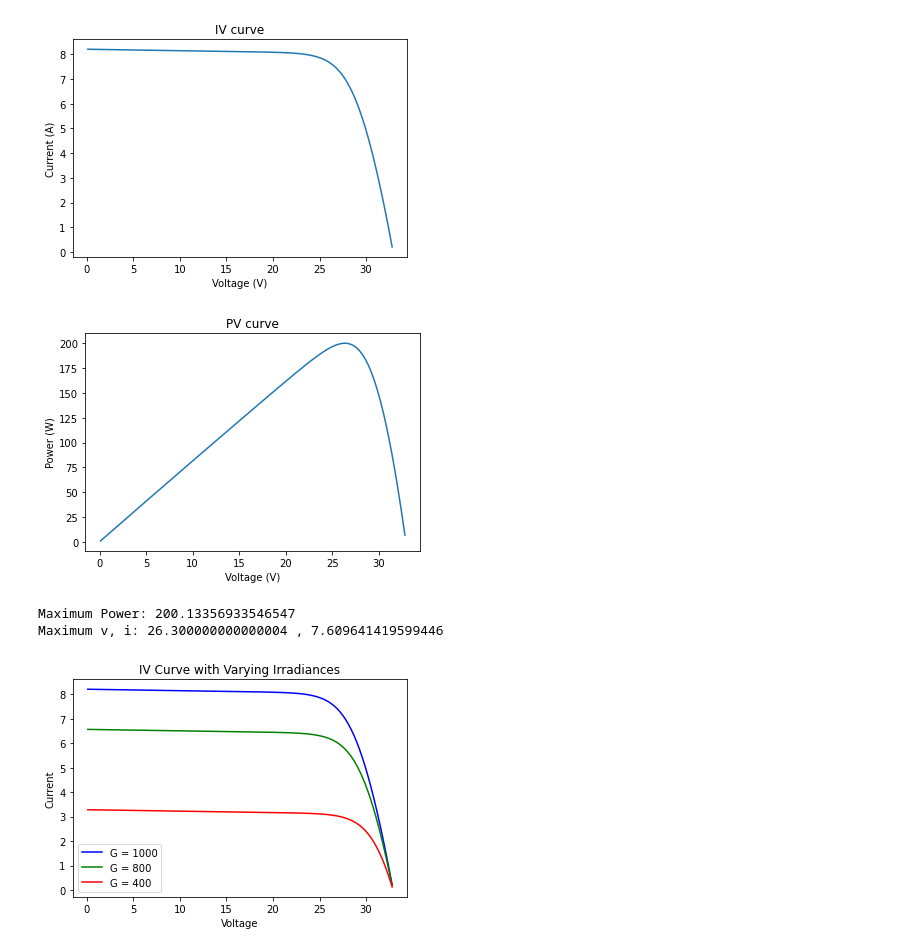
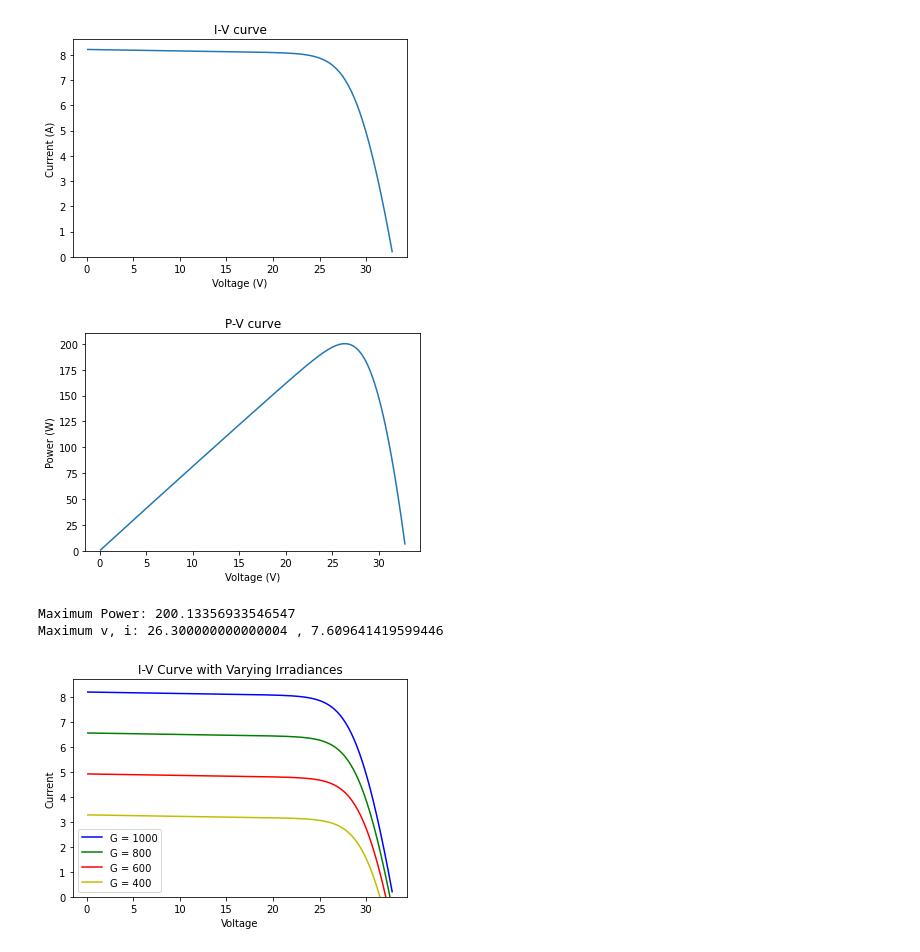
Before and after one commit to margot03/InSIGHT, a Jupyter notebook: Demo.ipynb, the cells around one changed output. Saved outputs shown, nothing was run; the diff lists cells and outputs as text; code cells hidden in the pictures.

```diff
--- a/Demo.ipynb
+++ b/Demo.ipynb
@@ -35,36 +35,40 @@ Rs, Rp, a = pv_mod.find_resistors()
 v, i, P = pv_mod.calculate_power(Rs, Rp, a)
 
 # plot IV and PV curves
-pv_mod._plot(v, i, 'Voltage (V)', 'Current (A)', 'IV curve')
-pv_mod._plot(v, P, 'Voltage (V)', 'Power (W)', 'PV curve')
+pv_mod._plot(v, i, 'Voltage (V)', 'Current (A)', 'I-V curve')
+pv_mod._plot(v, P, 'Voltage (V)', 'Power (W)', 'P-V curve')
 
 # find maximum power point
 P_max = np.argmax(P)
 print('Maximum Power:', P[P_max])
 print('Maximum v, i:', v[P_max],",",i[P_max])
 # %% [output]
-[figure, old version]
+[figure, new version]
-[figure, old version]
+[figure, new version]
 Maximum Power: 200.13356933546547
 Maximum v, i: 26.300000000000004 , 7.609641419599446
 # %%
 ## Sensitivity analysis: Varying Irradiances
 
 pv_mod_g1 = pv_model_class.PvModel(Iscn, Vocn, Imp, Vmp, Kv, Ki, Ns, Gn, 800, Tn, Tn, Egap, err)
-pv_mod_g2 = pv_model_class.PvModel(Iscn, Vocn, Imp, Vmp, Kv, Ki, Ns, Gn, 400, Tn, Tn, Egap, err)
+pv_mod_g2 = pv_model_class.PvModel(Iscn, Vocn, Imp, Vmp, Kv, Ki, Ns, Gn, 600, Tn, Tn, Egap, err)
+pv_mod_g3 = pv_model_class.PvModel(Iscn, Vocn, Imp, Vmp, Kv, Ki, Ns, Gn, 400, Tn, Tn, Egap, err)
 v_g1, i_g1, P_g1 = pv_mod_g1.calculate_power(Rs, Rp, a)
 v_g2, i_g2, P_g2 = pv_mod_g2.calculate_power(Rs, Rp, a)
+v_g3, i_g3, P_g3 = pv_mod_g3.calculate_power(Rs, Rp, a)
 
 plt.plot(v, i, 'b', label='G = 1000')
 plt.plot(v_g1, i_g1, 'g', label='G = 800')
-plt.plot(v_g2, i_g2, 'r', label='G = 400')
+plt.plot(v_g2, i_g2, 'r', label='G = 600')
+plt.plot(v_g3, i_g3, 'y', label='G = 400')
 plt.xlabel('Voltage')
 plt.ylabel('Current')
-plt.title('IV Curve with Varying Irradiances')
+plt.title('I-V Curve with Varying Irradiances')
 plt.legend()
+plt.axis((None, None, 0, None))
 plt.show()
 # %% [output]
-[figure, old version]
+[figure, new version]
 # %%
 ## Sensitivity analysis: Varying Temperatures
 
```
Also changed, not shown: parts of 1 cell of this notebook, 1 other file.
